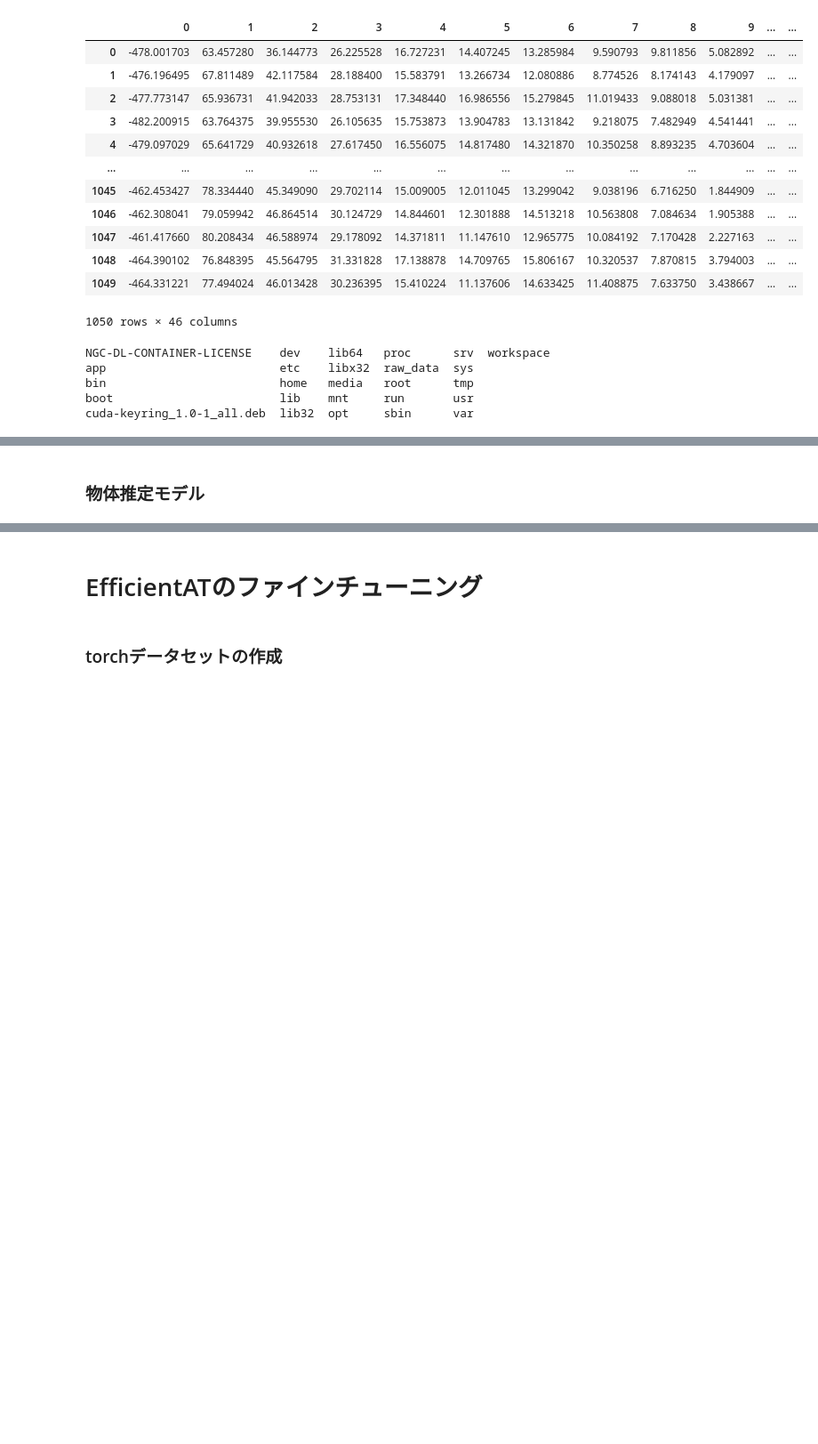
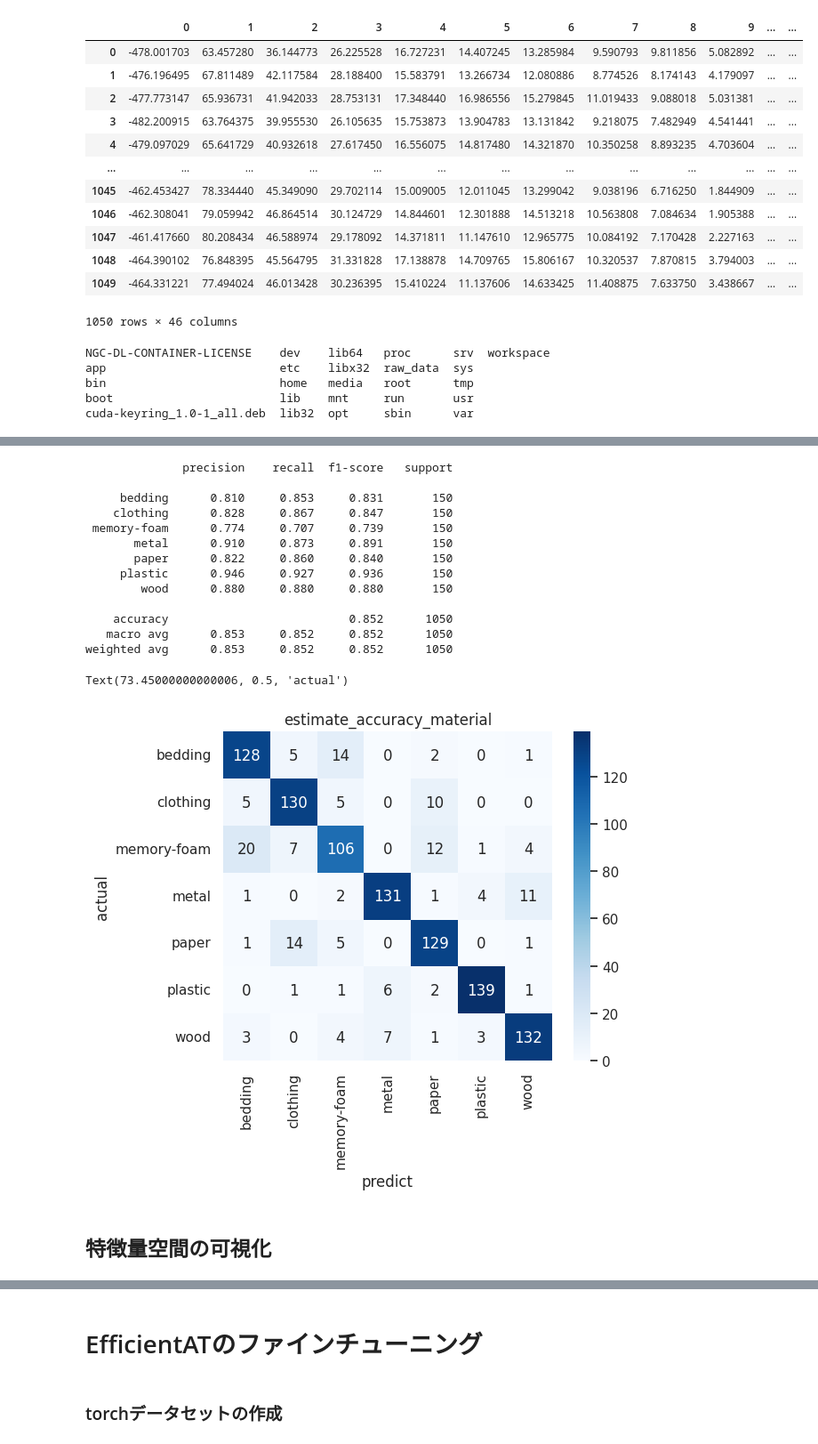
Before and after one commit to nish247/CNN_contact-obj, a Jupyter notebook: eval_new-data.ipynb, the cells around one changed output, grey strips where cells are left out. Shown at 89% size. Drawn from its saved outputs; the diff is of its cells as text; code cells hidden in the pictures; blank space fills up the shorter version.

```diff
--- a/eval_new-data.ipynb
+++ b/eval_new-data.ipynb
@@ -327,2 +365,39 @@ _202406070908
+# %%
+#material
+#10分割交差検証
+model = svm.SVC(kernel="linear",C =0.1,random_state = 0) #機械学習アルゴリズムの選択
+
+folds = 10
+trainData = Dataset.iloc[:,1:num_feature]
+label = Dataset.mat
+stratifiedkfold = StratifiedKFold(n_splits=folds, shuffle=True, random_state=1) #10分割交差検証のパラメータ定義
+score = cross_val_score(model, trainData,label, cv=stratifiedkfold)
+pred = cross_val_predict(model, trainData,label, cv=stratifiedkfold)
+
+print(classification_report(label, pred,digits=3))
+
+cm = confusion_matrix(label,pred)
+p = sns.heatmap(cm, square=True, cbar=True, annot=True,fmt="d",cmap='Blues',xticklabels=sorted(set(matLabel)),yticklabels=sorted(set(matLabel)))
+title = "estimate_accuracy_material"
+plt.title(title)
+plt.xlabel('predict')
+plt.ylabel('actual')
+# plt.savefig('data/figure_obj/'+title+'.pdf', bbox_inches='tight')
+# %% [output]
+              precision    recall  f1-score   support
+
+     bedding      0.810     0.853     0.831       150
+    clothing      0.828     0.867     0.847       150
+ memory-foam      0.774     0.707     0.739       150
+       metal      0.910     0.873     0.891       150
+       paper      0.822     0.860     0.840       150
+     plastic      0.946     0.927     0.936       150
+        wood      0.880     0.880     0.880       150
+
+    accuracy                          0.852      1050
+   macro avg      0.853     0.852     0.852      1050
+weighted avg      0.853     0.852     0.852      1050
+Text(73.45000000000006, 0.5, 'actual')
+[figure, added]
 # %% [markdown]
-### 物体推定モデル
+## 特徴量空間の可視化
```
Also changed, not shown: parts of 73 cells of this notebook, 2 other files.
